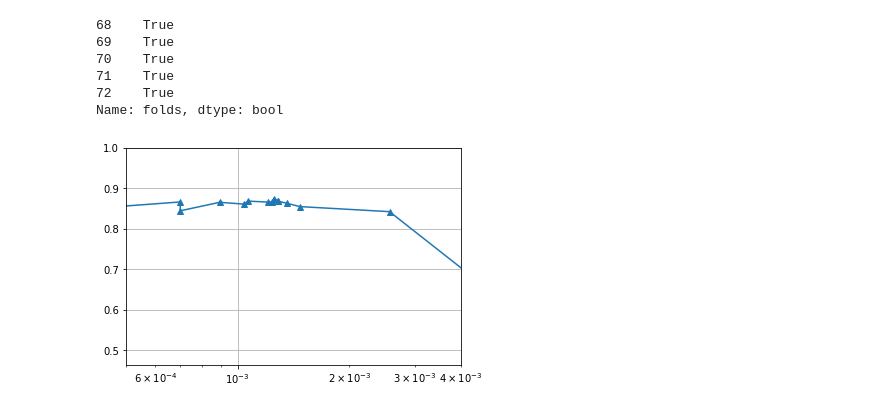
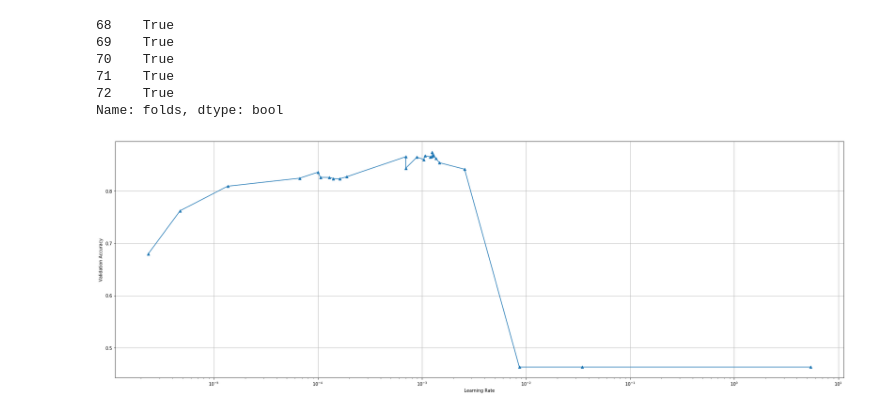
Before and after one commit to AhmedImtiazPrio/heartnet, a Jupyter notebook: codes/Bayesian Optimization viz.ipynb, the cells around one changed output. Drawn from its saved outputs; the diff is of its cells as text; code cells hidden in the pictures.

Commit message:
mpl.params added for bigger figure

```diff
--- a/codes/Bayesian Optimization viz.ipynb
+++ b/codes/Bayesian Optimization viz.ipynb
@@ -32,13 +33,16 @@ df = df.sort_values('Learning Rate')
 lr = df['Learning Rate'][mask].values
 vac = df['Best Val Acc Per Cardiac Cycle'][mask].values/100
 # %%
+mpl.rcParams['figure.figsize']=(30,10)
 plt.plot(lr,vac,marker='^')
 # plt.yscale('log')
-# plt.xscale('log')
-plt.xlim(5E-4,4E-3)
-plt.ylim(min(vac),1)
+# # plt.xscale('log')
+# plt.xlim(5E-4,4E-3)
+# plt.ylim(min(vac),1)
 plt.xscale('log',nonposy='clip')
+plt.xlabel('Learning Rate')
+plt.ylabel('Validation Accuracy')
 plt.grid()
 plt.show()
 # %% [output]
-[figure, old version]
+[figure, new version]
```
Also changed, not shown: parts of 1 cell of this notebook.
